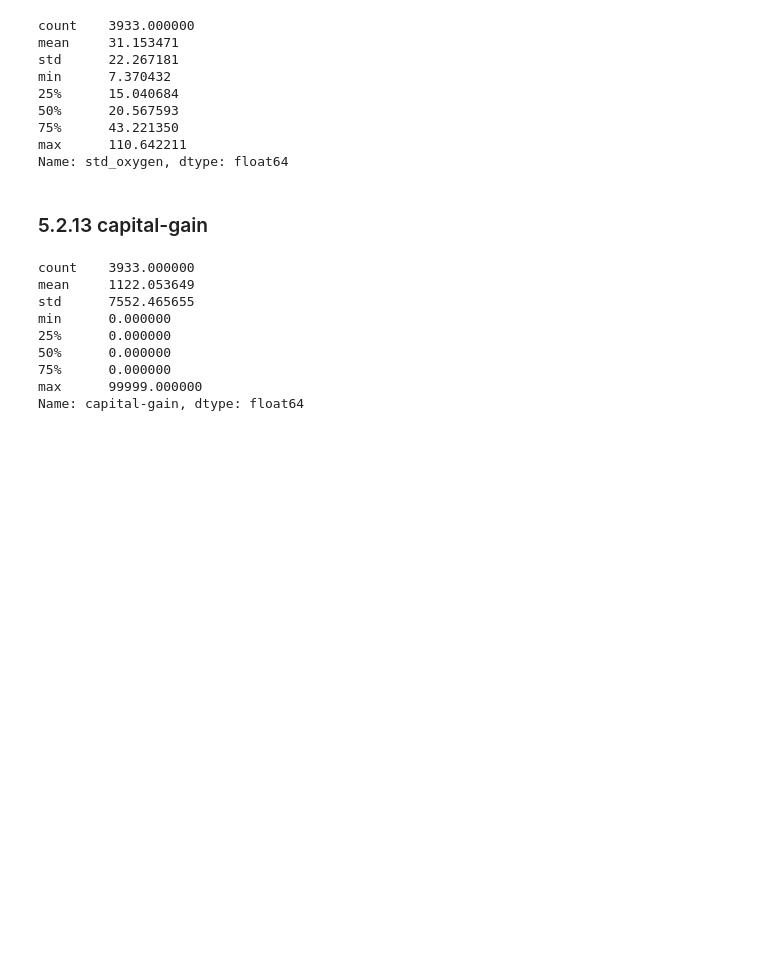
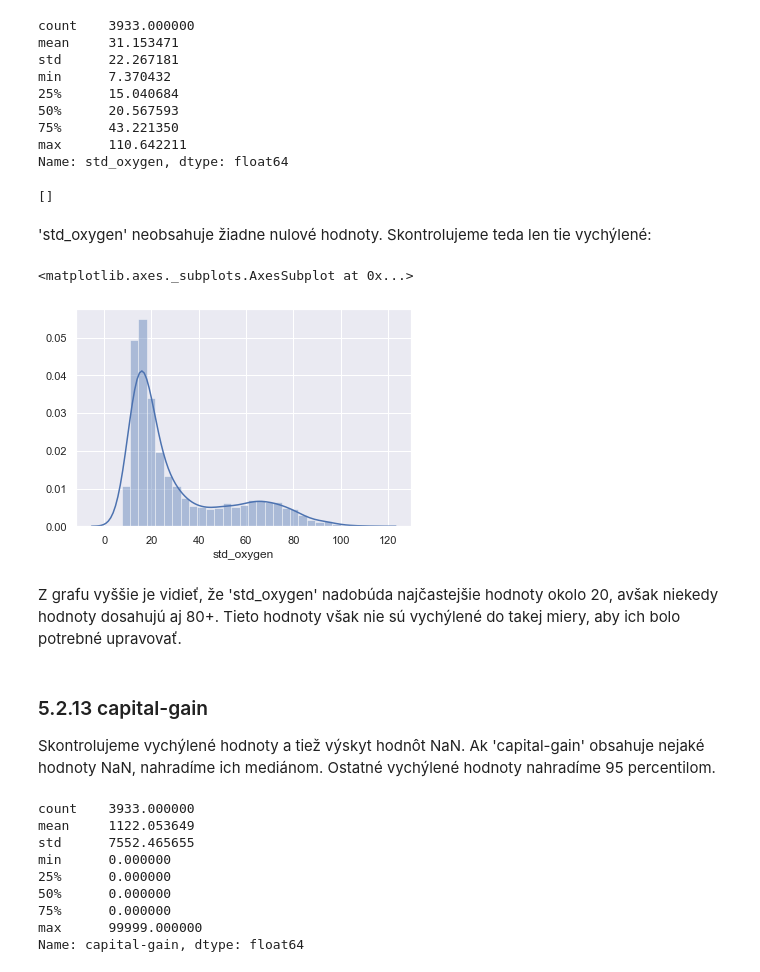
Before and after one commit to jaruji/IAU-project, a Jupyter notebook: IAU - Kocurik, Bedej J., prieskumna analyza.ipynb, the cells around one changed output. Saved outputs shown, nothing was run; the diff lists cells and outputs as text; code cells hidden in the pictures; blank space fills up the shorter version.

```diff
--- a/IAU - Kocurik, Bedej J., prieskumna analyza.ipynb
+++ b/IAU - Kocurik, Bedej J., prieskumna analyza.ipynb
@@ -1665,8 +1712,23 @@ min      7.370432
 75%      43.221350
 max      110.642211
 Name: std_oxygen, dtype: float64
-# %% [markdown]
-### 5.2.13 capital-gain
+# %%
+train.index[train['std_oxygen'].isnull()].tolist()
+# %% [output]
+[]
+# %% [markdown]
+'std_oxygen' neobsahuje žiadne nulové hodnoty. Skontrolujeme teda len tie vychýlené:
+# %%
+sns.distplot(train['std_oxygen'].dropna(), bins=None)
+# %% [output]
+<matplotlib.axes._subplots.AxesSubplot at 0x...>
+[figure, added]
+# %% [markdown]
+Z grafu vyššie je vidieť, že 'std_oxygen' nadobúda najčastejšie hodnoty okolo 20, avšak niekedy hodnoty dosahujú aj 80+. Tieto hodnoty však nie sú vychýlené do takej miery, aby ich bolo potrebné upravovať.
+# %% [markdown]
+### 5.2.13 capital-gain
+
+Skontrolujeme vychýlené hodnoty a tiež výskyt hodnôt NaN. Ak 'capital-gain' obsahuje nejaké hodnoty NaN, nahradíme ich mediánom. Ostatné vychýlené hodnoty nahradíme 95 percentilom.
 # %%
 train["capital-gain"].describe()
 # %% [output]
```
Also changed, not shown: parts of 56 cells of this notebook.
